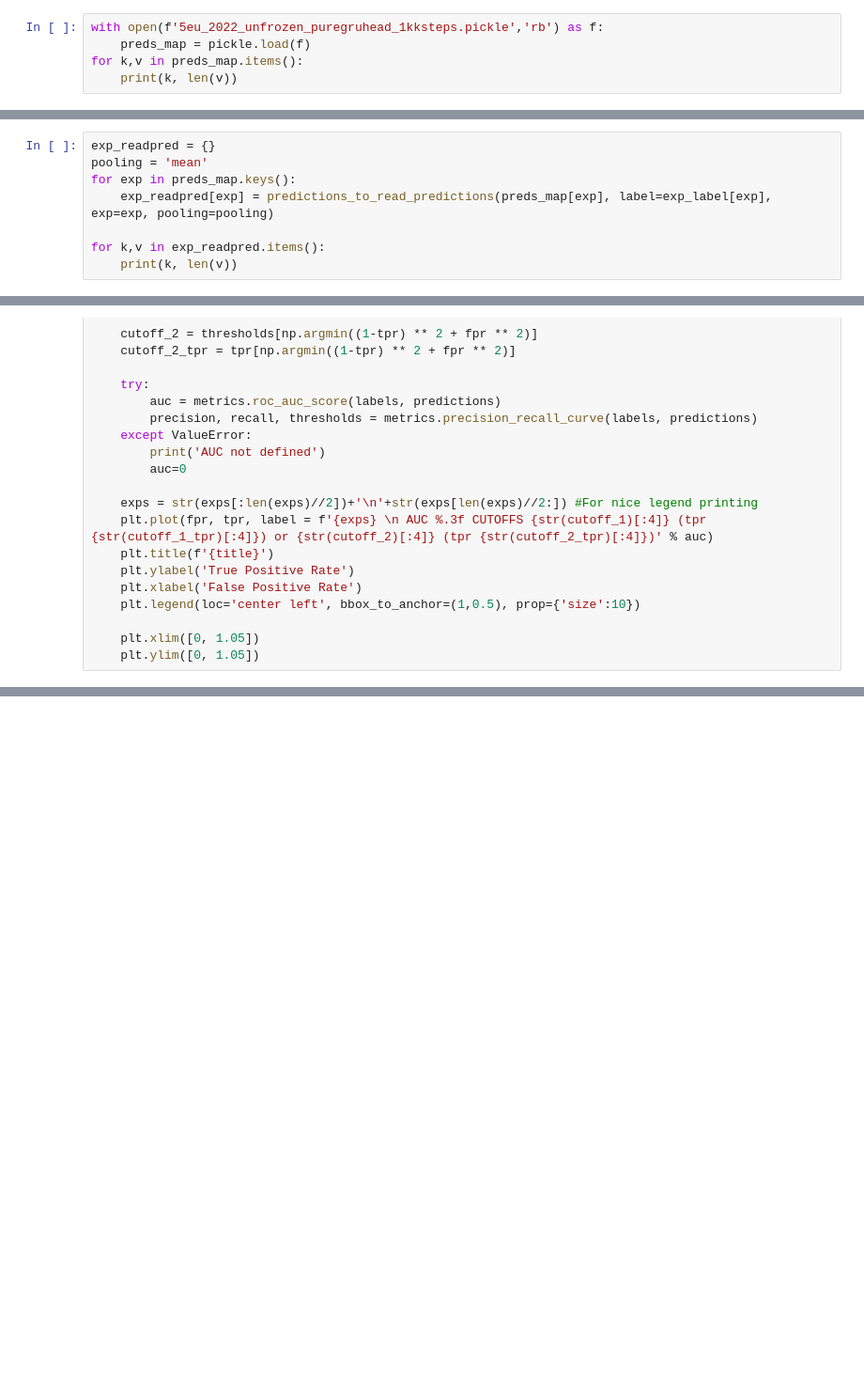
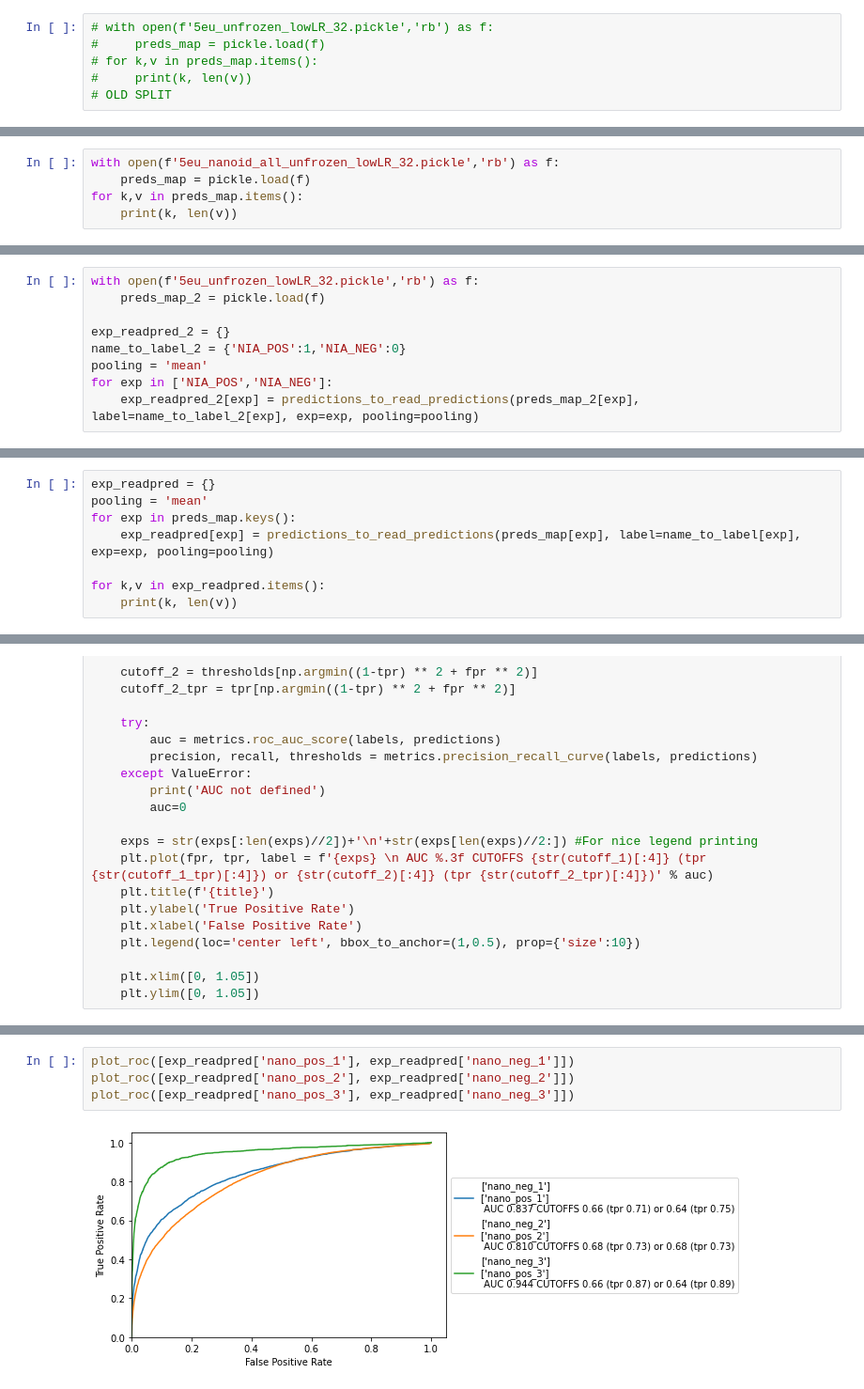
Before and after one commit to maragkakislab/rnakinet, a Jupyter notebook: rnamodif/Evaluation.ipynb, the cells around one changed output, grey strips where cells are left out. Shown at 94% size. Drawn from its saved outputs; the diff is of its cells as text; blank space fills up the shorter version.

```diff
--- a/rnamodif/Evaluation.ipynb
+++ b/rnamodif/Evaluation.ipynb
@@ -171,12 +137,18 @@ with open('5eu_2022_unfrozen_puregruhead_1kksteps.pickle', 'wb') as handle:
 # %% [markdown]
 # Metrics
 # %%
-with open(f'5eu_2022_unfrozen_puregruhead_1kksteps.pickle','rb') as f:
-    preds_map = pickle.load(f)
-for k,v in preds_map.items():
-    print(k, len(v))
+# with open(f'5eu_unfrozen_lowLR_32.pickle','rb') as f:
+#     preds_map = pickle.load(f)
+# for k,v in preds_map.items():
+#     print(k, len(v))
+# OLD SPLIT
 # %% [output]
 NIA_POS 3251
 NIA_NEG 8802
 NANOID_POS 4919
 NANOID_NEG 18460
+# %%
+with open(f'5eu_nanoid_all_unfrozen_lowLR_32.pickle','rb') as f:
+    preds_map = pickle.load(f)
+for k,v in preds_map.items():
+    print(k, len(v))
@@ -183,3 +167,12 @@ NANOID_NEG 18460
+# %%
+with open(f'5eu_unfrozen_lowLR_32.pickle','rb') as f:
+    preds_map_2 = pickle.load(f)
+
+exp_readpred_2 = {}
+name_to_label_2 = {'NIA_POS':1,'NIA_NEG':0}
+pooling = 'mean'
+for exp in ['NIA_POS','NIA_NEG']:
+    exp_readpred_2[exp] = predictions_to_read_predictions(preds_map_2[exp], label=name_to_label_2[exp], exp=exp, pooling=pooling)
 # %%
 with open(f'5eu_frozen10_chrsplit_wide_epoch=0-step=18000.pickle','rb') as f:
     preds_map = pickle.load(f)
@@ -229,7 +222,7 @@ def predictions_to_read_predictions(predictions, label, exp, pooling='mean'):
 exp_readpred = {}
 pooling = 'mean'
 for exp in preds_map.keys():
-    exp_readpred[exp] = predictions_to_read_predictions(preds_map[exp], label=exp_label[exp], exp=exp, pooling=pooling)
+    exp_readpred[exp] = predictions_to_read_predictions(preds_map[exp], label=name_to_label[exp], exp=exp, pooling=pooling)
 
 for k,v in exp_readpred.items():
     print(k, len(v))
@@ -291,0 +293,6 @@ plot_roc([exp_readpred[NANOID_POS], exp_readpred[NANOID_NEG]])
+# %%
+plot_roc([exp_readpred['nano_pos_1'], exp_readpred['nano_neg_1']])
+plot_roc([exp_readpred['nano_pos_2'], exp_readpred['nano_neg_2']])
+plot_roc([exp_readpred['nano_pos_3'], exp_readpred['nano_neg_3']])
+# %% [output]
+[figure, added]
```
Also changed, not shown: parts of 18 cells of this notebook, 4 other files.
